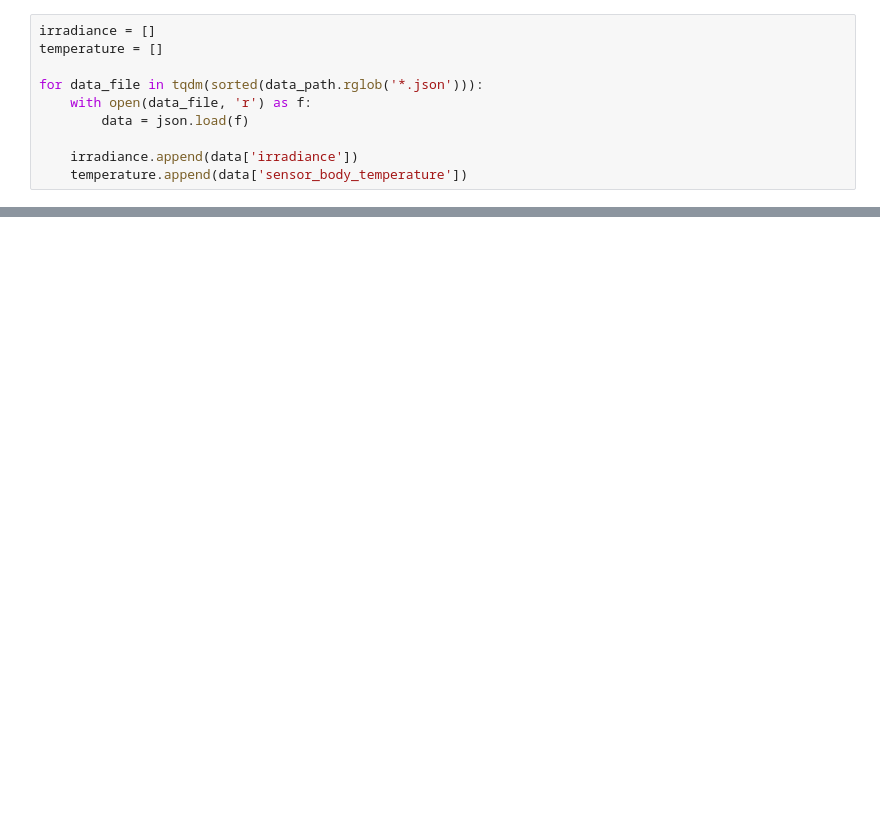
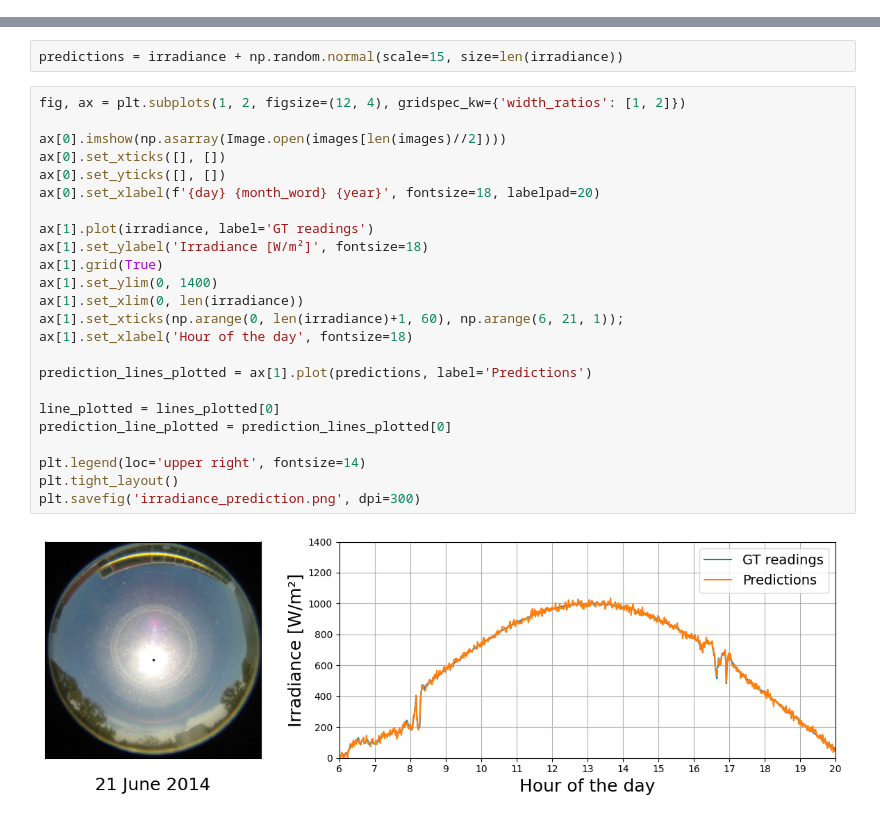
Before and after one commit to PUTvision/solar-irradiance, a Jupyter notebook: notebooks/animation.ipynb, the cells around one changed output, grey strips where cells are left out. Drawn from its saved outputs; the diff is of its cells as text; blank space fills up the shorter version.

```diff
--- a/notebooks/animation.ipynb
+++ b/notebooks/animation.ipynb
@@ -17,10 +9,0 @@ image_list = sorted(image_path.rglob('*.jpg'))
-# %%
-irradiance = []
-temperature = []
-
-for data_file in tqdm(sorted(data_path.rglob('*.json'))):
-    with open(data_file, 'r') as f:
-        data = json.load(f)
-
-    irradiance.append(data['irradiance'])
-    temperature.append(data['sensor_body_temperature'])
@@ -27,3 +31,31 @@ for data_file in tqdm(sorted(data_path.rglob('*.json'))):
+# %%
+predictions = irradiance + np.random.normal(scale=15, size=len(irradiance))
+# %%
+fig, ax = plt.subplots(1, 2, figsize=(12, 4), gridspec_kw={'width_ratios': [1, 2]})
+
+ax[0].imshow(np.asarray(Image.open(images[len(images)//2])))
+ax[0].set_xticks([], [])
+ax[0].set_yticks([], [])
+ax[0].set_xlabel(f'{day} {month_word} {year}', fontsize=18, labelpad=20)
+
+ax[1].plot(irradiance, label='GT readings')
+ax[1].set_ylabel('Irradiance [W/m²]', fontsize=18)
+ax[1].grid(True)
+ax[1].set_ylim(0, 1400)
+ax[1].set_xlim(0, len(irradiance))
+ax[1].set_xticks(np.arange(0, len(irradiance)+1, 60), np.arange(6, 21, 1));
+ax[1].set_xlabel('Hour of the day', fontsize=18)
+
+prediction_lines_plotted = ax[1].plot(predictions, label='Predictions')
+
+line_plotted = lines_plotted[0]
+prediction_line_plotted = prediction_lines_plotted[0]
+
+plt.legend(loc='upper right', fontsize=14)
+plt.tight_layout()
+plt.savefig('irradiance_prediction.png', dpi=300)
+# %% [output]
+[figure, added]
 # %%
 fig, ax = plt.subplots(1, 2, figsize=(12, 4), gridspec_kw={'width_ratios': [1, 2]})
 
```
Also changed, not shown: parts of 6 cells of this notebook, 2 other files.
